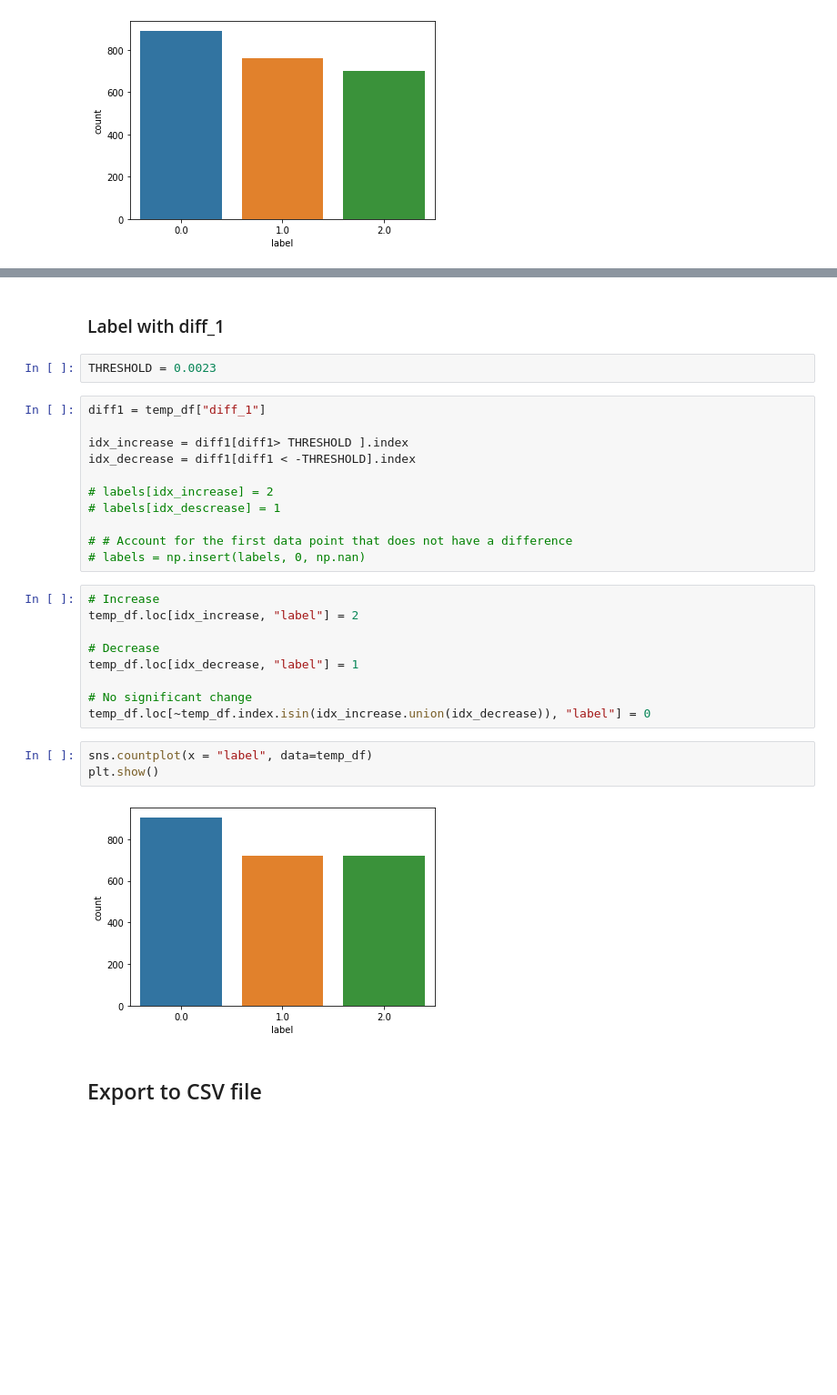
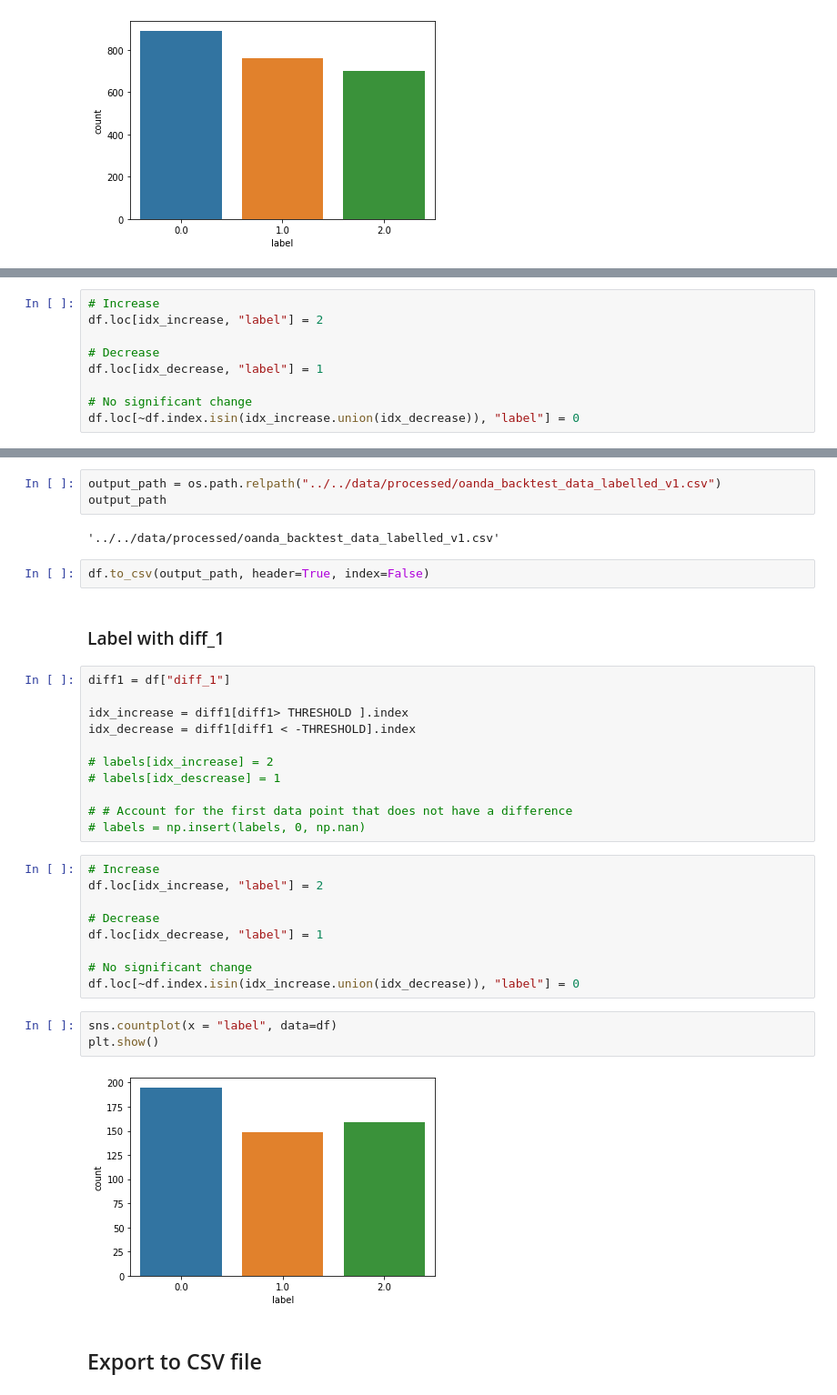
Before and after one commit to danieltwh/Open-Banking-ML, a Jupyter notebook: notebooks/signal/Data_labelling_v2.ipynb, the cells around one changed output, grey strips where cells are left out. Shown: that part at 91% size. Saved outputs shown, nothing was run; the diff lists cells and outputs as text; blank space fills up the shorter version.

```diff
--- a/notebooks/signal/Data_labelling_v2.ipynb
+++ b/notebooks/signal/Data_labelling_v2.ipynb
@@ -401,0 +452,9 @@ plt.show()
+# %%
+# Increase
+df.loc[idx_increase, "label"] = 2
+
+# Decrease
+df.loc[idx_decrease, "label"] = 1
+
+# No significant change
+df.loc[~df.index.isin(idx_increase.union(idx_decrease)), "label"] = 0
@@ -402,9 +466,14 @@ plt.show()
+# %%
+output_path = os.path.relpath("../../data/processed/oanda_backtest_data_labelled_v1.csv")
+output_path
+# %% [output]
+'../../data/processed/oanda_backtest_data_labelled_v1.csv'
+# %%
+df.to_csv(output_path, header=True, index=False)
 # %% [markdown]
 ### Label with diff_1
-# %%
-THRESHOLD = 0.0023
 # %%
-diff1 = temp_df["diff_1"]
+diff1 = df["diff_1"]
 
 idx_increase = diff1[diff1> THRESHOLD ].index
 idx_decrease = diff1[diff1 < -THRESHOLD].index
@@ -416,18 +485,18 @@ idx_decrease = diff1[diff1 < -THRESHOLD].index
 # labels = np.insert(labels, 0, np.nan)
 # %%
 # Increase
-temp_df.loc[idx_increase, "label"] = 2
+df.loc[idx_increase, "label"] = 2
 
 # Decrease
-temp_df.loc[idx_decrease, "label"] = 1
+df.loc[idx_decrease, "label"] = 1
 
 # No significant change
-temp_df.loc[~temp_df.index.isin(idx_increase.union(idx_decrease)), "label"] = 0
+df.loc[~df.index.isin(idx_increase.union(idx_decrease)), "label"] = 0
 # %%
-sns.countplot(x = "label", data=temp_df)
+sns.countplot(x = "label", data=df)
 plt.show()
 # %% [output]
-[figure, old version]
+[figure, new version]
 # %% [markdown]
 ## Export to CSV file
 # %%
```
Also changed, not shown: parts of 12 cells of this notebook, 5 other files.
